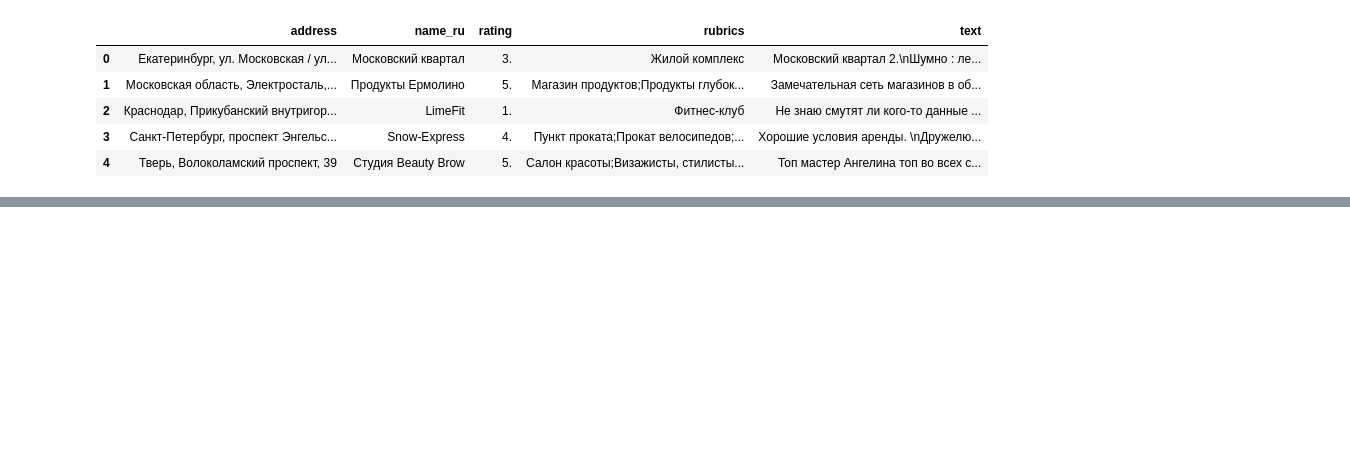
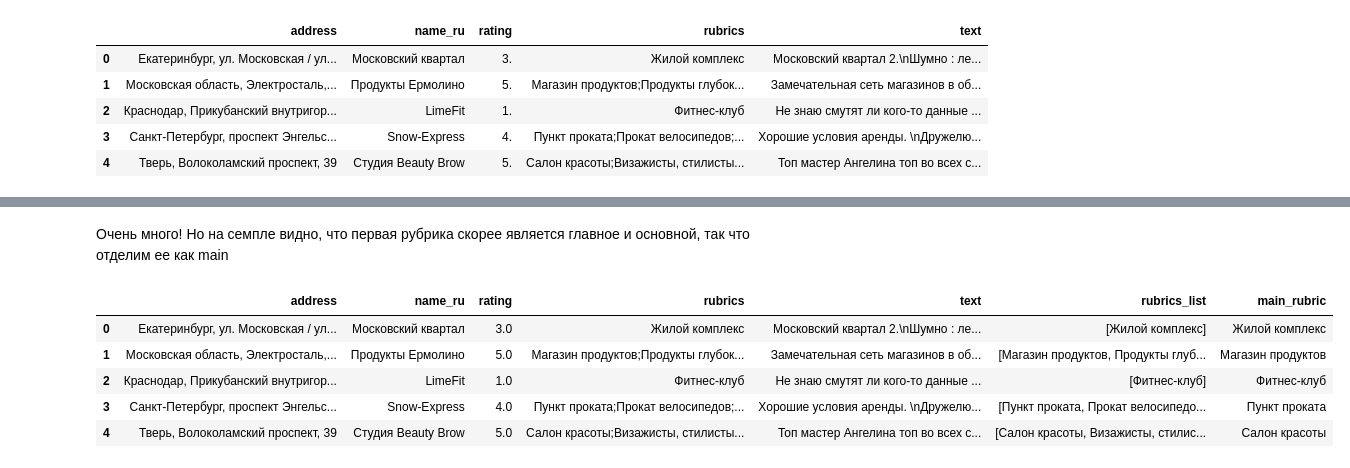
Before and after one commit to Zaides01/GP3, a Jupyter notebook: EDA.ipynb, the cells around one changed output, grey strips where cells are left out. Drawn from its saved outputs; the diff is of its cells as text; code cells hidden in the pictures; blank space fills up the shorter version.

```diff
--- a/EDA.ipynb
+++ b/EDA.ipynb
@@ -35,0 +217,5 @@ df.head()
+# %%
+df_rubrics = df.copy()
+df_rubrics['rubrics_list'] = df_rubrics['rubrics'].str.split(';')
+
+exploded_rubrics = df_rubrics.explode('rubrics_list')
@@ -35,0 +260,12 @@ df.head()
+# %% [markdown]
+Очень много! Но на семпле видно, что первая рубрика скорее является главное и основной, так что отделим ее как main
+# %%
+df_rubrics['main_rubric'] = df_rubrics['rubrics_list'].apply(lambda x: x[0])
+df_rubrics.head()
+# %% [output]
+|  | address | name_ru | rating | rubrics | text | rubrics_list | main_rubric |
+| 0 | Екатеринбург, ул. Московская / ул... | Московский квартал | 3.0 | Жилой комплекс | Московский квартал 2.\nШумно : ле... | [Жилой комплекс] | Жилой комплекс |
+| 1 | Московская область, Электросталь,... | Продукты Ермолино | 5.0 | Магазин продуктов;Продукты глубок... | Замечательная сеть магазинов в об... | [Магазин продуктов, Продукты глуб... | Магазин продуктов |
+| 2 | Краснодар, Прикубанский внутригор... | LimeFit | 1.0 | Фитнес-клуб | Не знаю смутят ли кого-то данные ... | [Фитнес-клуб] | Фитнес-клуб |
+| 3 | Санкт-Петербург, проспект Энгельс... | Snow-Express | 4.0 | Пункт проката;Прокат велосипедов;... | Хорошие условия аренды. \nДружелю... | [Пункт проката, Прокат велосипедо... | Пункт проката |
+| 4 | Тверь, Волоколамский проспект, 39 | Студия Beauty Brow | 5.0 | Салон красоты;Визажисты, стилисты... | Топ мастер Ангелина топ во всех с... | [Салон красоты, Визажисты, стилис... | Салон красоты |
```
Also changed, not shown: parts of 45 cells of this notebook.
